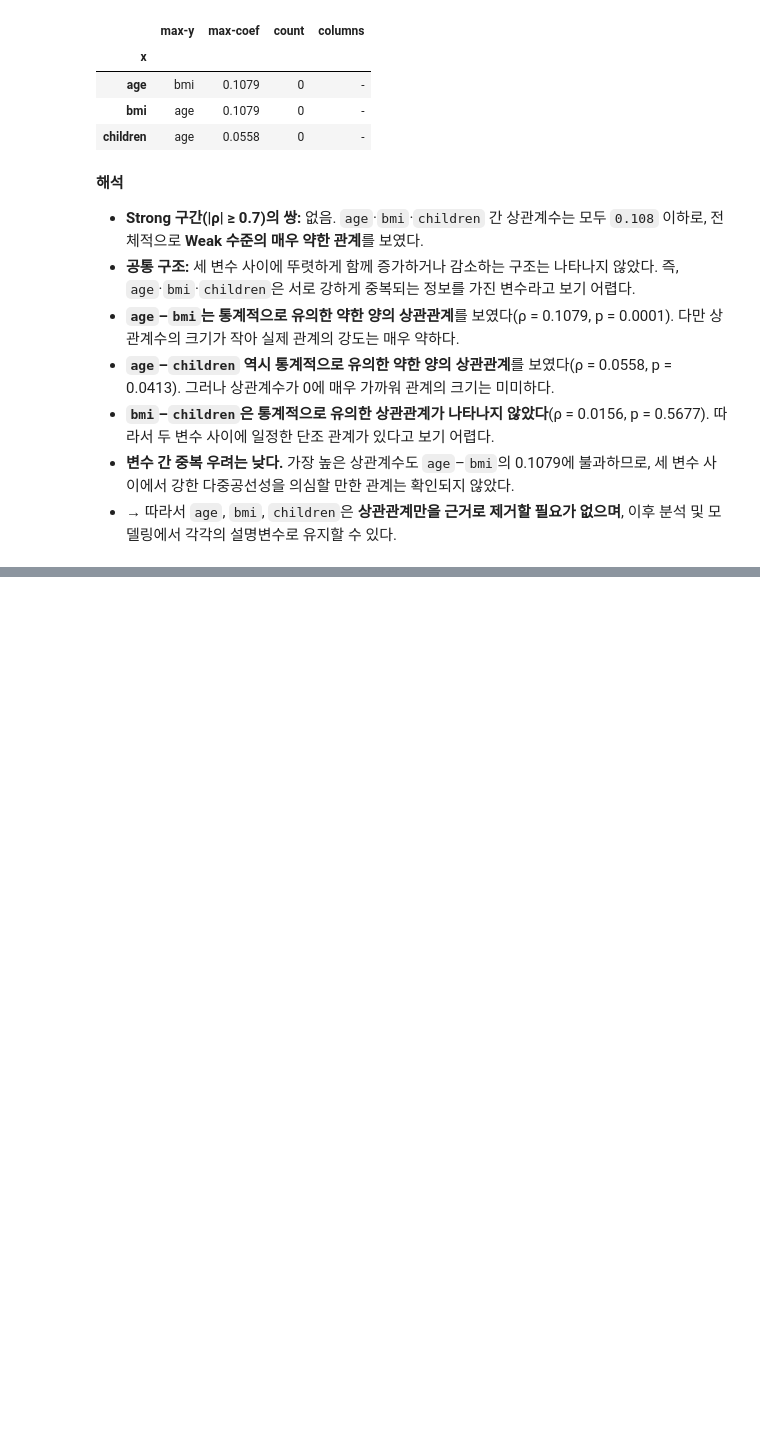
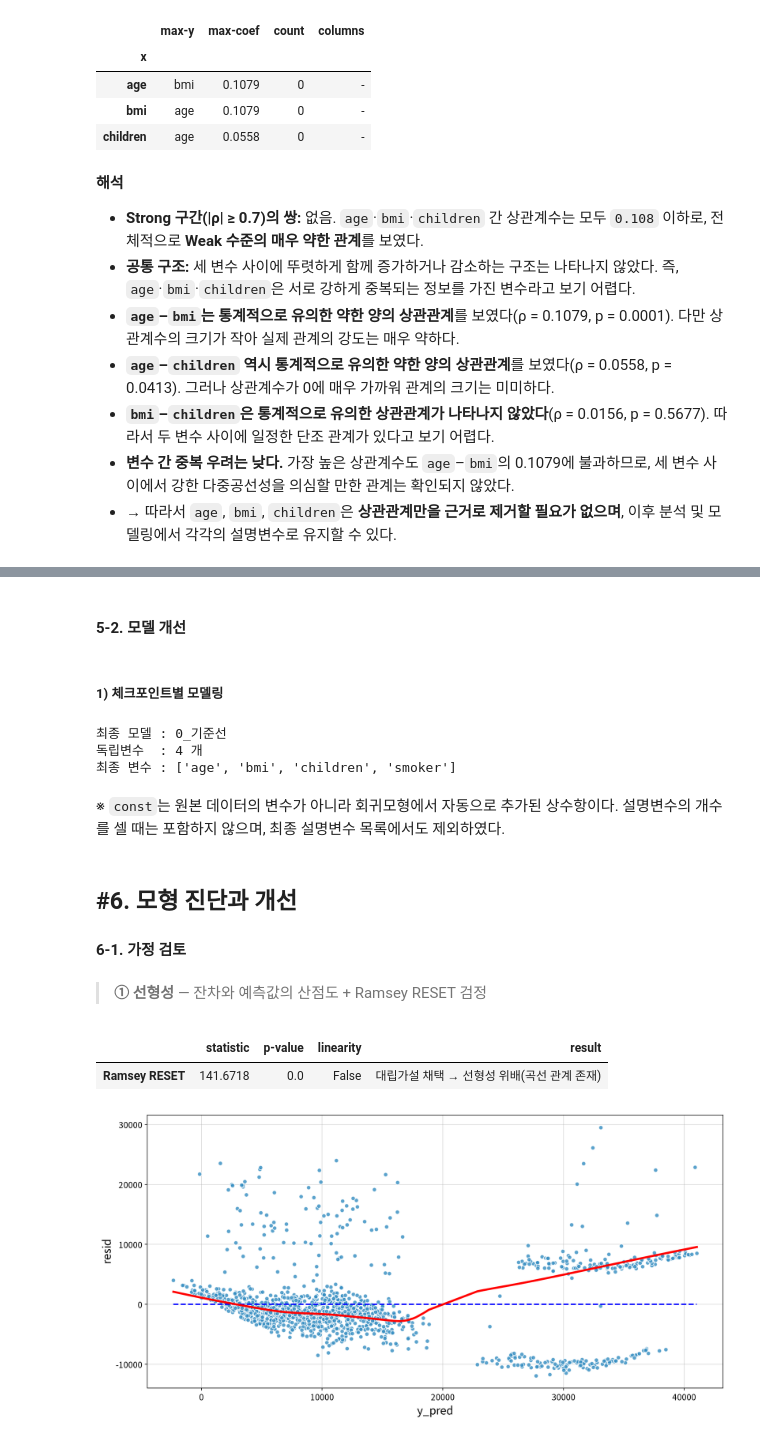
Before and after one commit to jihye-23/Data-Analysis-Portfolio, a Jupyter notebook: 02_[선형회귀]_보험료_결정요인/Insurance 보험료 분석.ipynb, the cells around one changed output, grey strips where cells are left out. Cells and saved outputs as stored; diff of their text form; code cells hidden in the pictures; blank space fills up the shorter version.

Commit message:
Insurance 의료비 선형회귀 분석 완료
EDA와 가설 검토를 정리하고 기준선·로그변환 모형을 비교함. 후진소거법으로 최종 변수를 선정하고 회귀계수, 영향력, 모형 가정 검정, 질문별 답변, 한계 및 후속 과제를 작성함.

```diff
--- a/02_[선형회귀]_보험료_결정요인/Insurance 보험료 분석.ipynb
+++ b/02_[선형회귀]_보험료_결정요인/Insurance 보험료 분석.ipynb
@@ -818,0 +813,16 @@ my_stats.correlation_summary(corr)
+# %%
+fits = {
+    "0_기준선": my_ols.fit_pipeline(
+        df,
+        target,
+        nominal_cols=nominal_cols,
+        name="0_기준선"
+    ),
+    "1_로그변환": my_ols.fit_pipeline(
+        df,
+        target,
+        nominal_cols=nominal_cols,
+        log=True,
+        log_columns=["charges"],
+        name="1_로그변환"
+    )}
@@ -818,0 +836,5 @@ my_stats.correlation_summary(corr)
+# %%
+best_fit = my_ols.compare_models(fits)
+
+print("최종 모델:", best_fit.name_)
+print("독립변수:", int(best_fit.df_model), "개")
@@ -818,0 +876,34 @@ my_stats.correlation_summary(corr)
+# %% [markdown]
+#### 5-2. 모델 개선
+# %% [markdown]
+##### 1) 체크포인트별 모델링
+# %%
+## 앞에서 비교한 모형 중 최종 모형 선택
+final_fit = best_fit
+
+final_variables = [
+    col for col in final_fit.model.exog_names
+    if col != "const"
+]
+
+print("최종 모델 :", final_fit.name_)
+print("독립변수  :", len(final_variables), "개")
+print("최종 변수 :", final_variables)
+# %% [output]
+최종 모델 : 0_기준선
+독립변수  : 4 개
+최종 변수 : ['age', 'bmi', 'children', 'smoker']
+# %% [markdown]
+※ `const`는 원본 데이터의 변수가 아니라 회귀모형에서 자동으로 추가된 상수항이다. 설명변수의 개수를 셀 때는 포함하지 않으며, 최종 설명변수 목록에서도 제외하였다.
+# %% [markdown]
+## #6. 모형 진단과 개선
+
+#### 6-1. 가정 검토
+# %% [markdown]
+> **① 선형성** — 잔차와 예측값의 산점도 + Ramsey RESET 검정
+# %%
+my_ols.test_linear(final_fit)
+# %% [output]
+|  | statistic | p-value | linearity | result |
+| Ramsey RESET | 141.6718 | 0.0 | False | 대립가설 채택 → 선형성 위배(곡선 관계 존재) |
+[figure, added]
```
Also changed, not shown: parts of 29 cells of this notebook.
